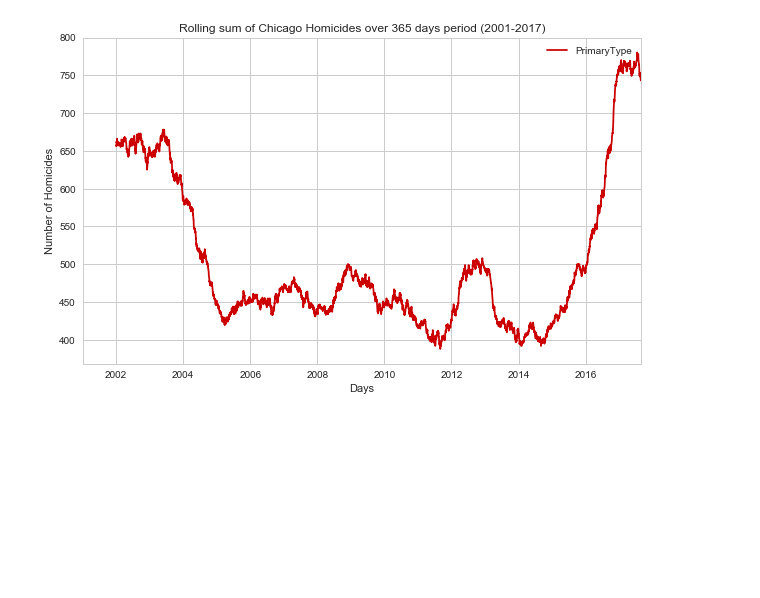
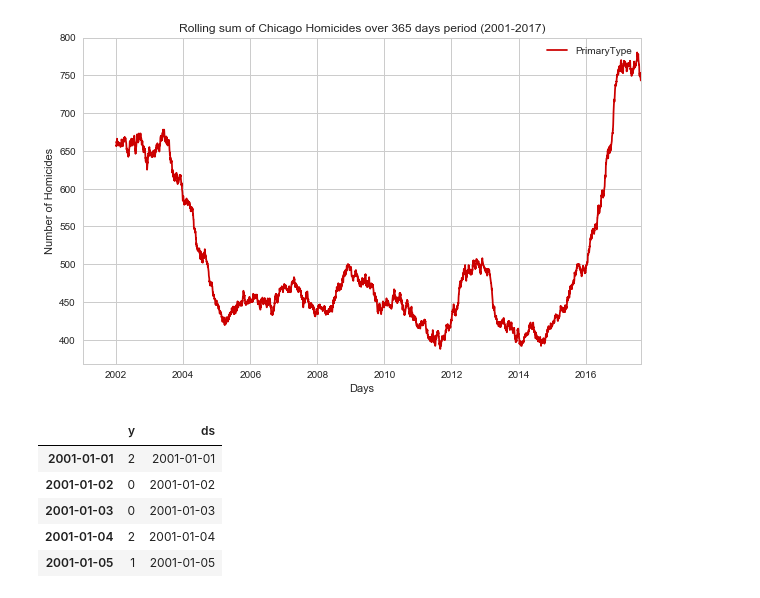
Before and after one commit to RandomFractals/ChicagoCrimes, a Jupyter notebook: notebooks/chicago-homicides-rolling-sum.ipynb, the cells around one changed output. Cells and saved outputs as stored; diff of their text form; code cells hidden in the pictures; blank space fills up the shorter version.

```diff
--- a/notebooks/chicago-homicides-rolling-sum.ipynb
+++ b/notebooks/chicago-homicides-rolling-sum.ipynb
@@ -64,3 +65,15 @@ ax.yaxis.set_major_formatter(ticker.StrMethodFormatter('{x:,.0f}'))
 plt.show()
 # %% [output]
 [figure]
+# %%
+daily_homicides = homicides.resample('D').count().compute()
+daily_homicides = daily_homicides.rename(columns={'PrimaryType': 'y'})
+daily_homicides['ds'] = daily_homicides.index.values
+daily_homicides.head()
+# %% [output]
+|  | y | ds |
+| 2001-01-01 | 2 | 2001-01-01 |
+| 2001-01-02 | 0 | 2001-01-02 |
+| 2001-01-03 | 0 | 2001-01-03 |
+| 2001-01-04 | 2 | 2001-01-04 |
+| 2001-01-05 | 1 | 2001-01-05 |
```
Also changed, not shown: parts of 6 cells of this notebook.
